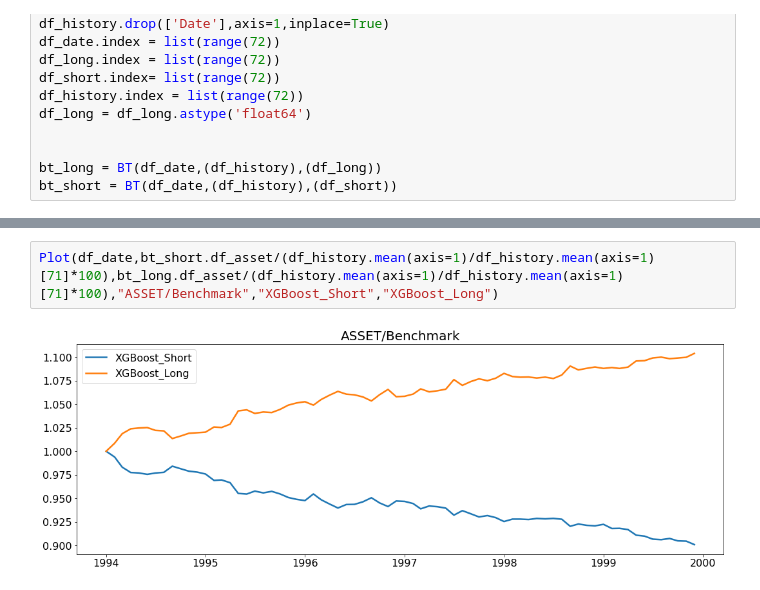
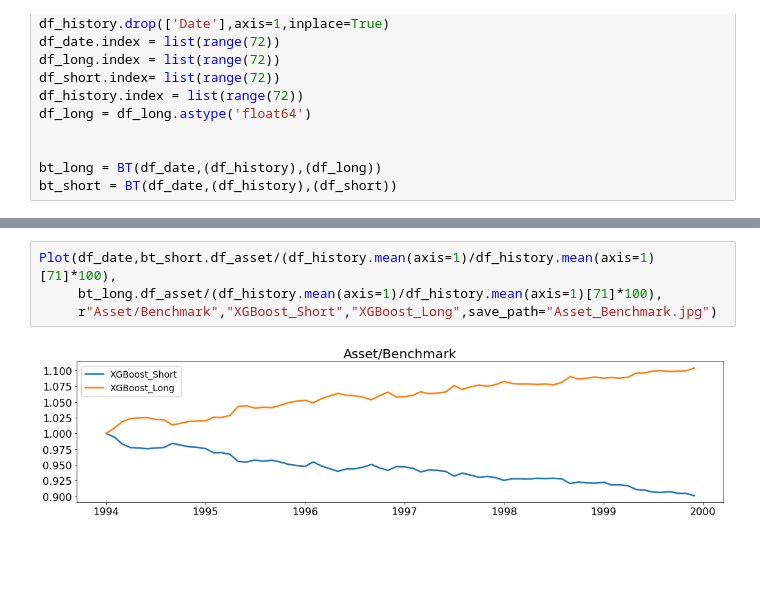
Before and after one commit to wgcgxp/ZJU_FIS_Group_Project, a Jupyter notebook: Strategy_Backtest/Strategy_Backtest_Freq_1M.ipynb, the cells around one changed output, grey strips where cells are left out. Saved outputs shown, nothing was run; the diff lists cells and outputs as text; blank space fills up the shorter version.

```diff
--- a/Strategy_Backtest/Strategy_Backtest_Freq_1M.ipynb
+++ b/Strategy_Backtest/Strategy_Backtest_Freq_1M.ipynb
@@ -140,4 +158,6 @@ Plot(df_date,bt_short.df_asset,df_history.mean(axis=1)/df_history.mean(axis=1)[7
 # %%
-Plot(df_date,bt_short.df_asset/(df_history.mean(axis=1)/df_history.mean(axis=1)[71]*100),bt_long.df_asset/(df_history.mean(axis=1)/df_history.mean(axis=1)[71]*100),"ASSET/Benchmark","XGBoost_Short","XGBoost_Long")
+Plot(df_date,bt_short.df_asset/(df_history.mean(axis=1)/df_history.mean(axis=1)[71]*100),
+     bt_long.df_asset/(df_history.mean(axis=1)/df_history.mean(axis=1)[71]*100),
+     r"Asset/Benchmark","XGBoost_Short","XGBoost_Long",save_path="Asset_Benchmark.jpg")
 # %% [output]
-[figure, old version]
+[figure, new version]
```
Also changed, not shown: parts of 5 cells of this notebook, 4 other files.
